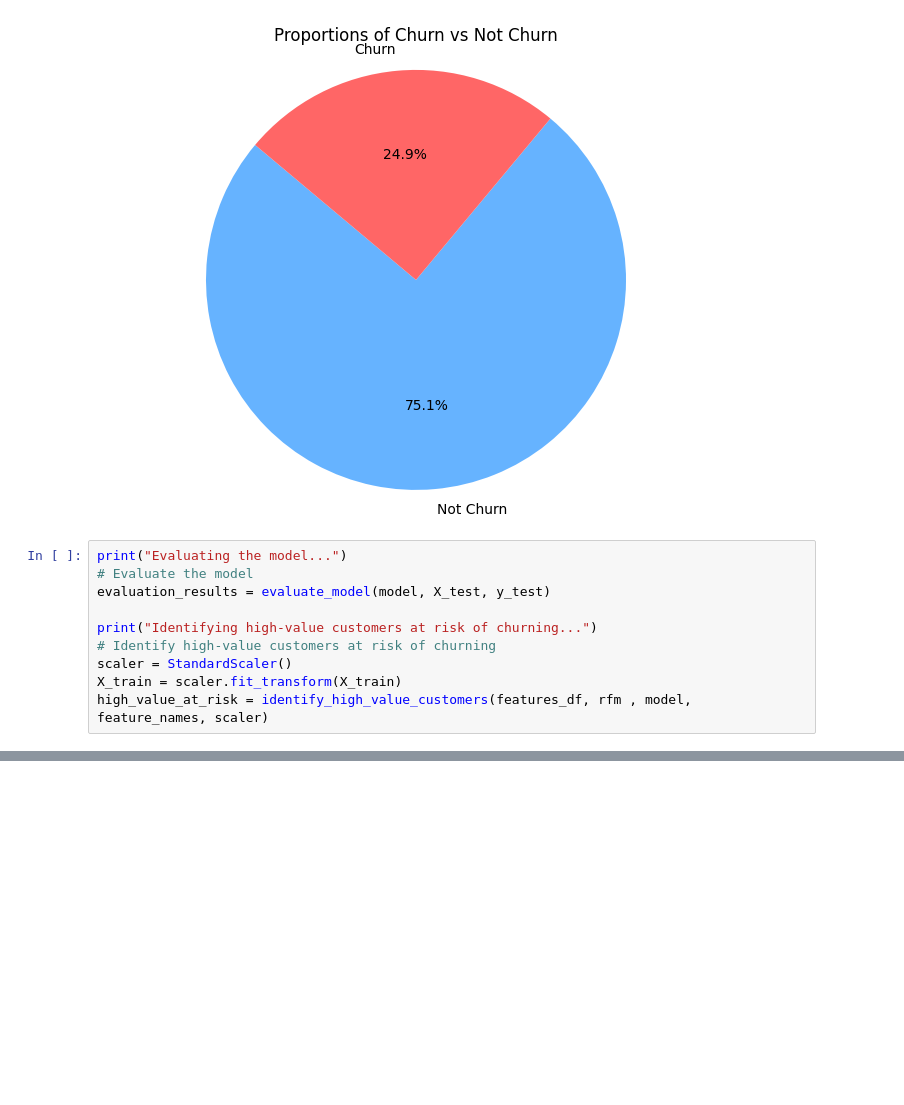
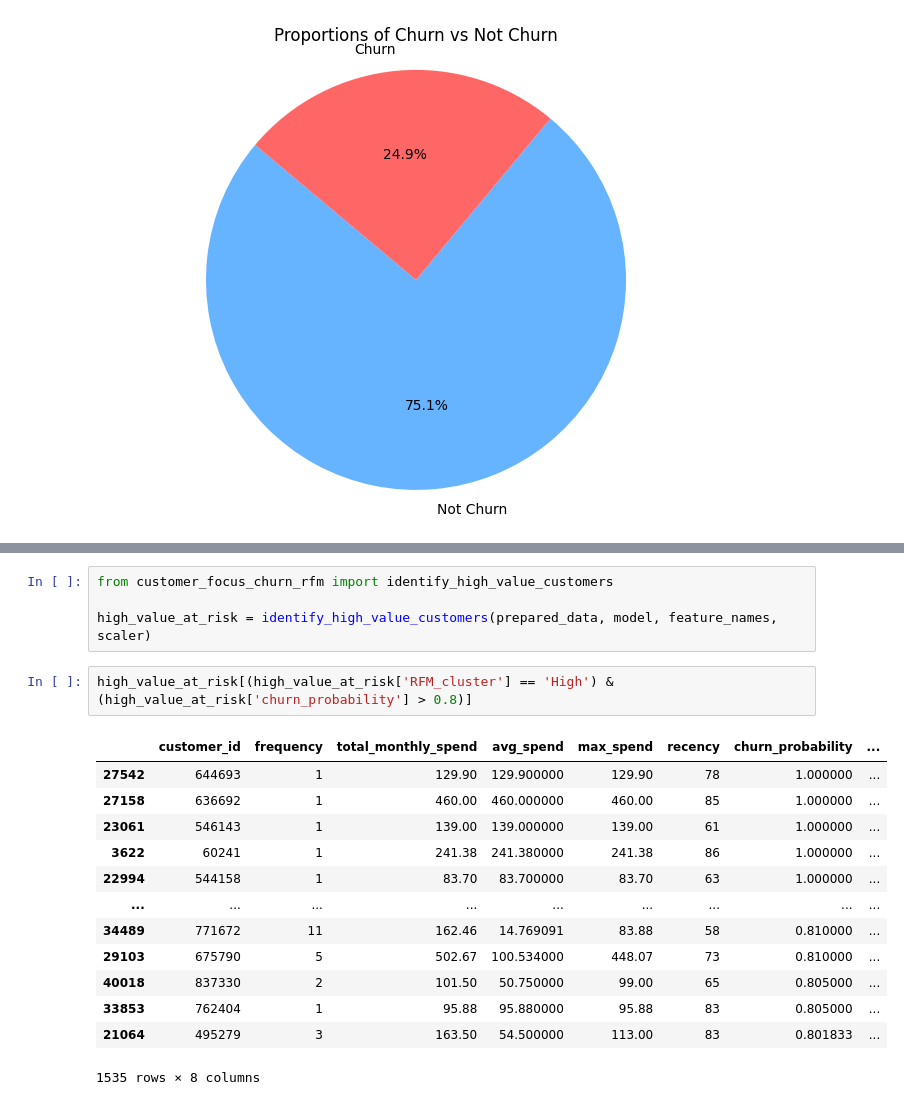
Before and after one commit to alexcalabrese/marketing_project, a Jupyter notebook: 03_churn_rfm.ipynb, the cells around one changed output, grey strips where cells are left out. Cells and saved outputs as stored; diff of their text form; blank space fills up the shorter version.

```diff
--- a/03_churn_rfm.ipynb
+++ b/03_churn_rfm.ipynb
@@ -220,13 +318,3 @@ plt.axis('equal')  # Equal aspect ratio ensures that pie is drawn as a circle.
 plt.show()
 # %% [output]
 [figure]
-# %%
-print("Evaluating the model...")
-# Evaluate the model
-evaluation_results = evaluate_model(model, X_test, y_test)
-
-print("Identifying high-value customers at risk of churning...")
-# Identify high-value customers at risk of churning
-scaler = StandardScaler()
-X_train = scaler.fit_transform(X_train)
-high_value_at_risk = identify_high_value_customers(features_df, rfm , model, feature_names, scaler)
@@ -308,0 +374,20 @@ plt.show()
+# %%
+from customer_focus_churn_rfm import identify_high_value_customers
+
+high_value_at_risk = identify_high_value_customers(prepared_data, model, feature_names, scaler)
+# %%
+high_value_at_risk[(high_value_at_risk['RFM_cluster'] == 'High') & (high_value_at_risk['churn_probability'] > 0.8)]
+# %% [output]
+|  | customer_id | frequency | total_monthly_spend | avg_spend | max_spend | recency | churn_probability | ... |
+| 27542 | 644693 | 1 | 129.90 | 129.900000 | 129.90 | 78 | 1.000000 | ... |
+| 27158 | 636692 | 1 | 460.00 | 460.000000 | 460.00 | 85 | 1.000000 | ... |
+| 23061 | 546143 | 1 | 139.00 | 139.000000 | 139.00 | 61 | 1.000000 | ... |
+| 3622 | 60241 | 1 | 241.38 | 241.380000 | 241.38 | 86 | 1.000000 | ... |
+| 22994 | 544158 | 1 | 83.70 | 83.700000 | 83.70 | 63 | 1.000000 | ... |
+| ... | ... | ... | ... | ... | ... | ... | ... | ... |
+| 34489 | 771672 | 11 | 162.46 | 14.769091 | 83.88 | 58 | 0.810000 | ... |
+| 29103 | 675790 | 5 | 502.67 | 100.534000 | 448.07 | 73 | 0.810000 | ... |
+| 40018 | 837330 | 2 | 101.50 | 50.750000 | 99.00 | 65 | 0.805000 | ... |
+| 33853 | 762404 | 1 | 95.88 | 95.880000 | 95.88 | 83 | 0.805000 | ... |
+| 21064 | 495279 | 3 | 163.50 | 54.500000 | 113.00 | 83 | 0.801833 | ... |
+1535 rows × 8 columns
```
Also changed, not shown: parts of 7 cells of this notebook, 1 other file.
